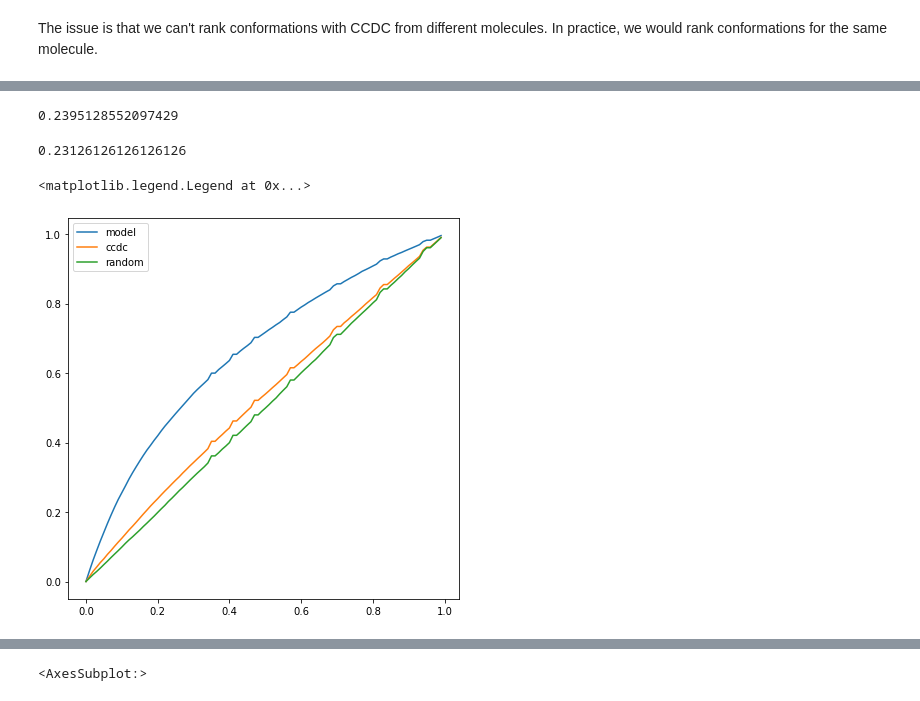
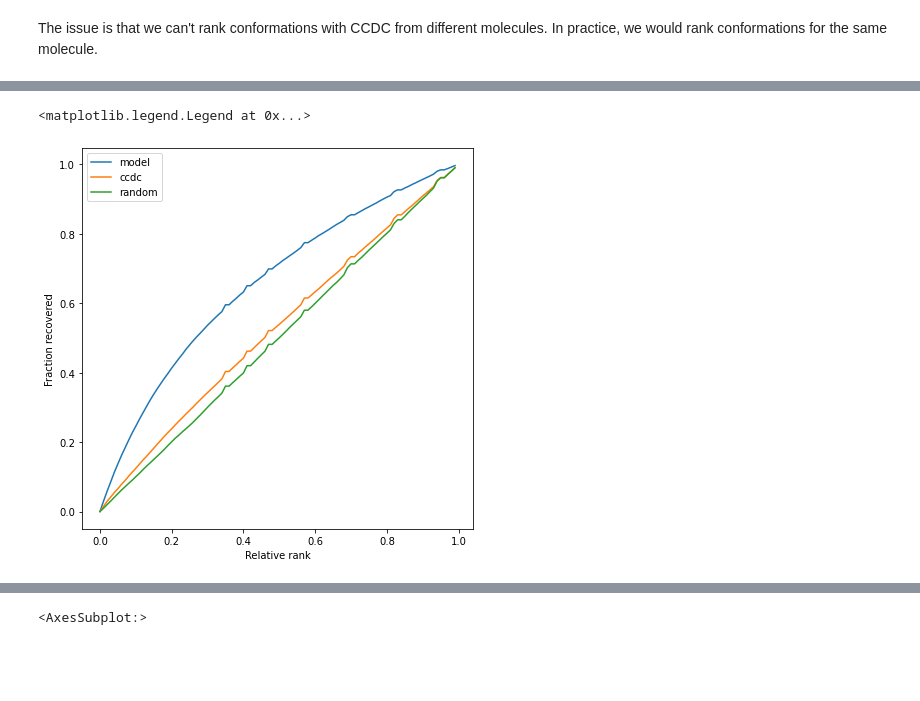
Before and after one commit to bbaillif/bioactive_conformation_predictor, a Jupyter notebook: ranking_evaluation_gen100-platinum.ipynb, the cells around one changed output, grey strips where cells are left out. Saved outputs shown, nothing was run; the diff lists cells and outputs as text; code cells hidden in the pictures; blank space fills up the shorter version.

```diff
--- a/ranking_evaluation_gen100-platinum.ipynb
+++ b/ranking_evaluation_gen100-platinum.ipynb
@@ -12,5 +20,5 @@ from tqdm import tqdm
 # %%
-t = pd.read_csv('results/scaffold_split_0_new_pdbbind')
+t = pd.read_csv('results/scaffold_split_0_new_platinum')
 # %%
 t.head(1)
 # %% [output]
@@ -229,0 +30,17 @@ for iteration in range(2) :
+# %%
+data_dir = 'data/'
+pdbbind_refined_dir = '../PDBBind/PDBbind_v2020_refined/refined-set/'
+pdbbind_general_dir = '../PDBBind/PDBbind_v2020_other_PL/v2020-other-PL/'
+
+with open(os.path.join(data_dir, 'random_splits', f'test_smiles_random_split_0.txt'), 'r') as f :
+    test_smiles = f.readlines()
+    test_smiles = [smiles.strip() for smiles in test_smiles]
+
+with open(os.path.join(data_dir, 'raw', 'ccdc_generated_conf_ensemble_library.p'), 'rb') as f :
+    cel = pickle.load(f)
+# %%
+encoder_path = os.path.join(data_dir, 'molecule_encoders.p')
+if os.path.exists(encoder_path) : # Load existing encoder
+    with open(encoder_path, 'rb') as f:
+        mol_encoders = pickle.load(f)
+mol_featurizer = MoleculeFeaturizer(mol_encoders)
@@ -520,8 +349,0 @@ q1, med, q3 = np.quantile(bioactive_ranks, [0.25, 0.5, 0.75])
-# %%
-np.mean(top1_accuracies)
-# %% [output]
-0.2395128552097429
-# %%
-np.mean(t['bioactive_accuracy'])
-# %% [output]
-0.23126126126126126
@@ -602,21 +355,23 @@ retrieved_random = []
 relative_ranks_ccdc = np.array(relative_ranks_ccdc)
 relative_ranks_model = np.array(relative_ranks_model)
 relative_ranks_random = np.array(relative_ranks_random)
-all_activities = np.array(all_activities)
-n_actives = sum(all_activities)
+all_generated_activities = np.array(all_generated_activities)
+n_actives = all_generated_activities.sum()
 for threshold in tqdm(thresholds) :
     ccdc_below_threshold = relative_ranks_ccdc < threshold
-    retrieved_ccdc.append((all_activities * ccdc_below_threshold).sum() / n_actives)
+    retrieved_ccdc.append((all_generated_activities * ccdc_below_threshold).sum() / n_actives)
     model_below_threshold = relative_ranks_model < threshold
-    retrieved_model.append((all_activities * model_below_threshold).sum() / n_actives)
+    retrieved_model.append((all_generated_activities * model_below_threshold).sum() / n_actives)
     random_below_threshold = relative_ranks_random < threshold
-    retrieved_random.append((all_activities * random_below_threshold).sum() / n_actives)
+    retrieved_random.append((all_generated_activities * random_below_threshold).sum() / n_actives)
 # %%
 plt.figure(figsize=(7,7))
 plt.plot(thresholds, retrieved_model, label='model')
 plt.plot(thresholds, retrieved_ccdc, label='ccdc')
 plt.plot(thresholds, retrieved_random, label='random')
+plt.xlabel('Relative rank')
+plt.ylabel('Fraction recovered')
 plt.legend()
 # %% [output]
 <matplotlib.legend.Legend at 0x...>
-[figure, old version]
+[figure, new version]
```
Also changed, not shown: parts of 98 cells of this notebook, 25 other files.
